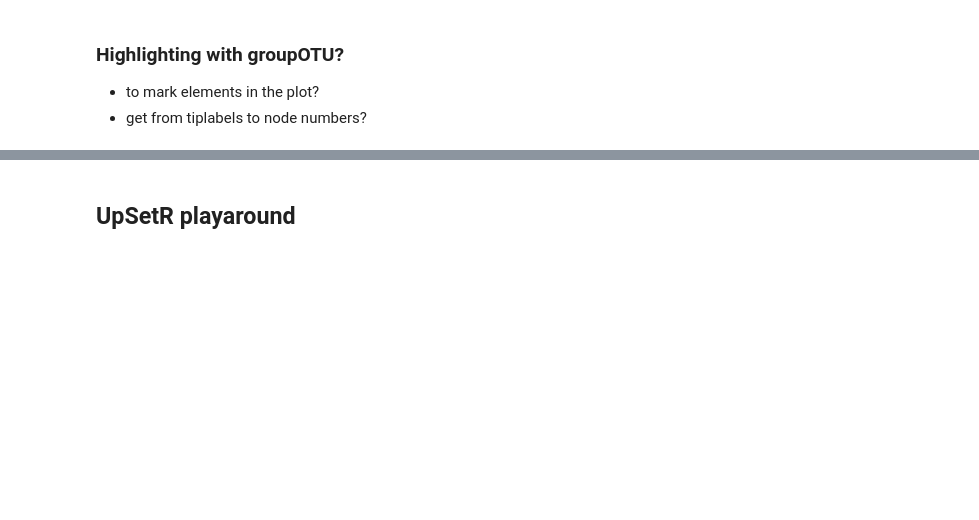
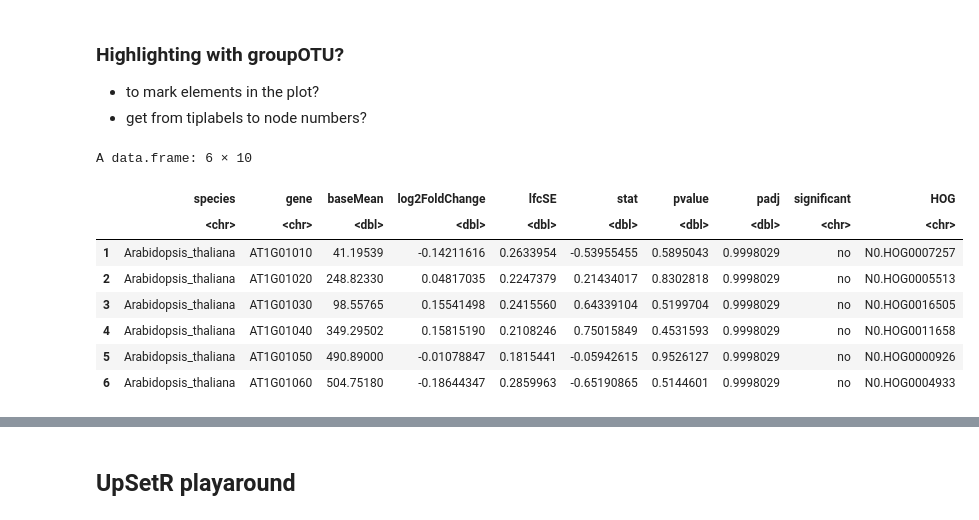
Before and after one commit to tgstoecker/A2TEA.WebApp, a Jupyter notebook: shiny_tests.ipynb, the cells around one changed output, grey strips where cells are left out. Drawn from its saved outputs; the diff is of its cells as text; code cells hidden in the pictures; blank space fills up the shorter version.

```diff
--- a/shiny_tests.ipynb
+++ b/shiny_tests.ipynb
@@ -948,4 +1002,16 @@ pie(rep(1,37), col = cols)
 ### Highlighting with groupOTU?
 - to mark elements in the plot?
 - get from tiplabels to node numbers?
+# %%
+head(HOG_DE.a2tea)
+# %% [output]
+A data.frame: 6 × 10
+|  | species | gene | baseMean | log2FoldChange | lfcSE | stat | pvalue | padj | significant | HOG |
+|  | <chr> | <chr> | <dbl> | <dbl> | <dbl> | <dbl> | <dbl> | <dbl> | <chr> | <chr> |
+| 1 | Arabidopsis_thaliana | AT1G01010 | 41.19539 | -0.14211616 | 0.2633954 | -0.53955455 | 0.5895043 | 0.9998029 | no | N0.HOG0007257 |
+| 2 | Arabidopsis_thaliana | AT1G01020 | 248.82330 | 0.04817035 | 0.2247379 | 0.21434017 | 0.8302818 | 0.9998029 | no | N0.HOG0005513 |
+| 3 | Arabidopsis_thaliana | AT1G01030 | 98.55765 | 0.15541498 | 0.2415560 | 0.64339104 | 0.5199704 | 0.9998029 | no | N0.HOG0016505 |
+| 4 | Arabidopsis_thaliana | AT1G01040 | 349.29502 | 0.15815190 | 0.2108246 | 0.75015849 | 0.4531593 | 0.9998029 | no | N0.HOG0011658 |
+| 5 | Arabidopsis_thaliana | AT1G01050 | 490.89000 | -0.01078847 | 0.1815441 | -0.05942615 | 0.9526127 | 0.9998029 | no | N0.HOG0000926 |
+| 6 | Arabidopsis_thaliana | AT1G01060 | 504.75180 | -0.18644347 | 0.2859963 | -0.65190865 | 0.5144601 | 0.9998029 | no | N0.HOG0004933 |
 # %%
```
Also changed, not shown: parts of 5 cells of this notebook.
